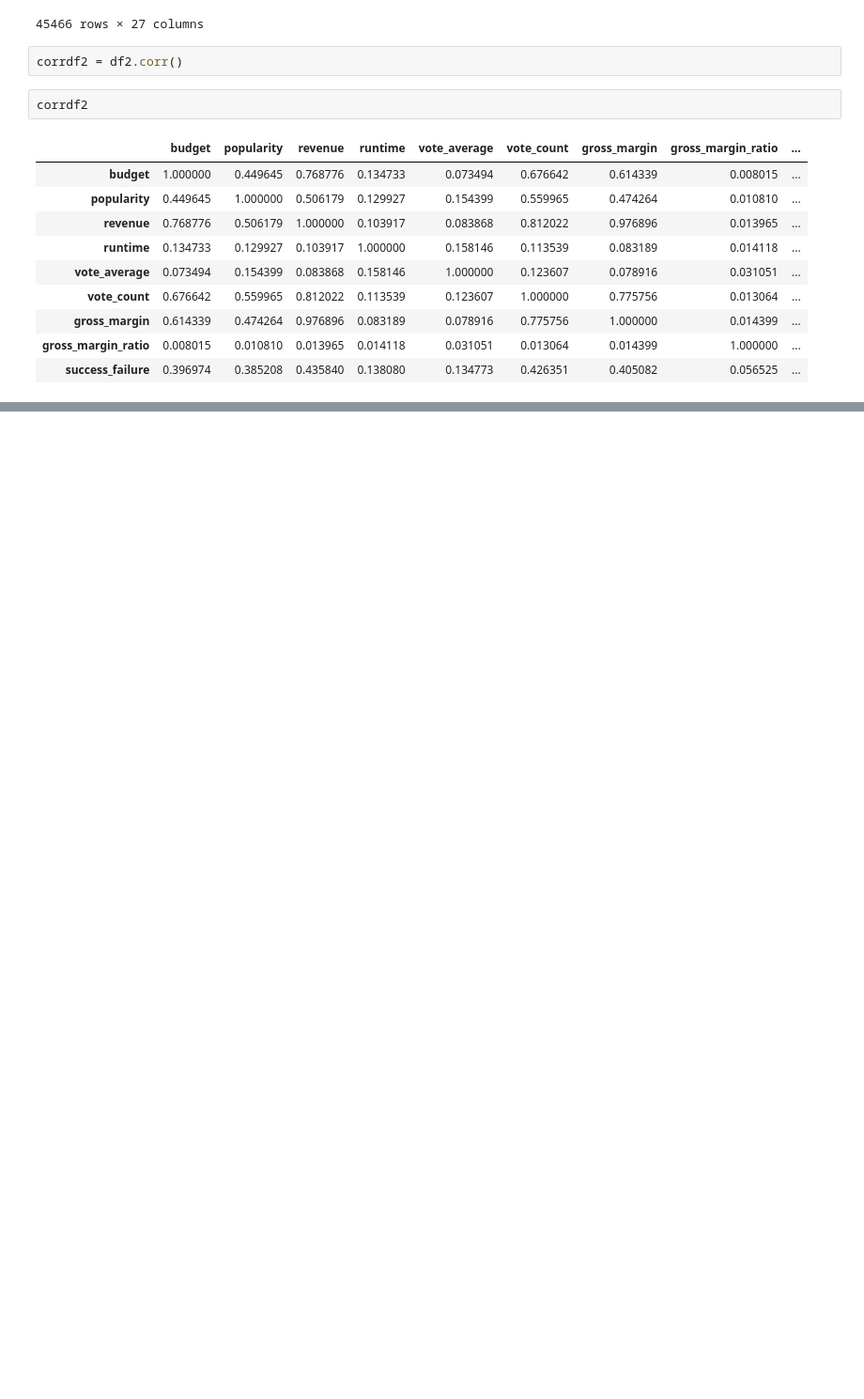
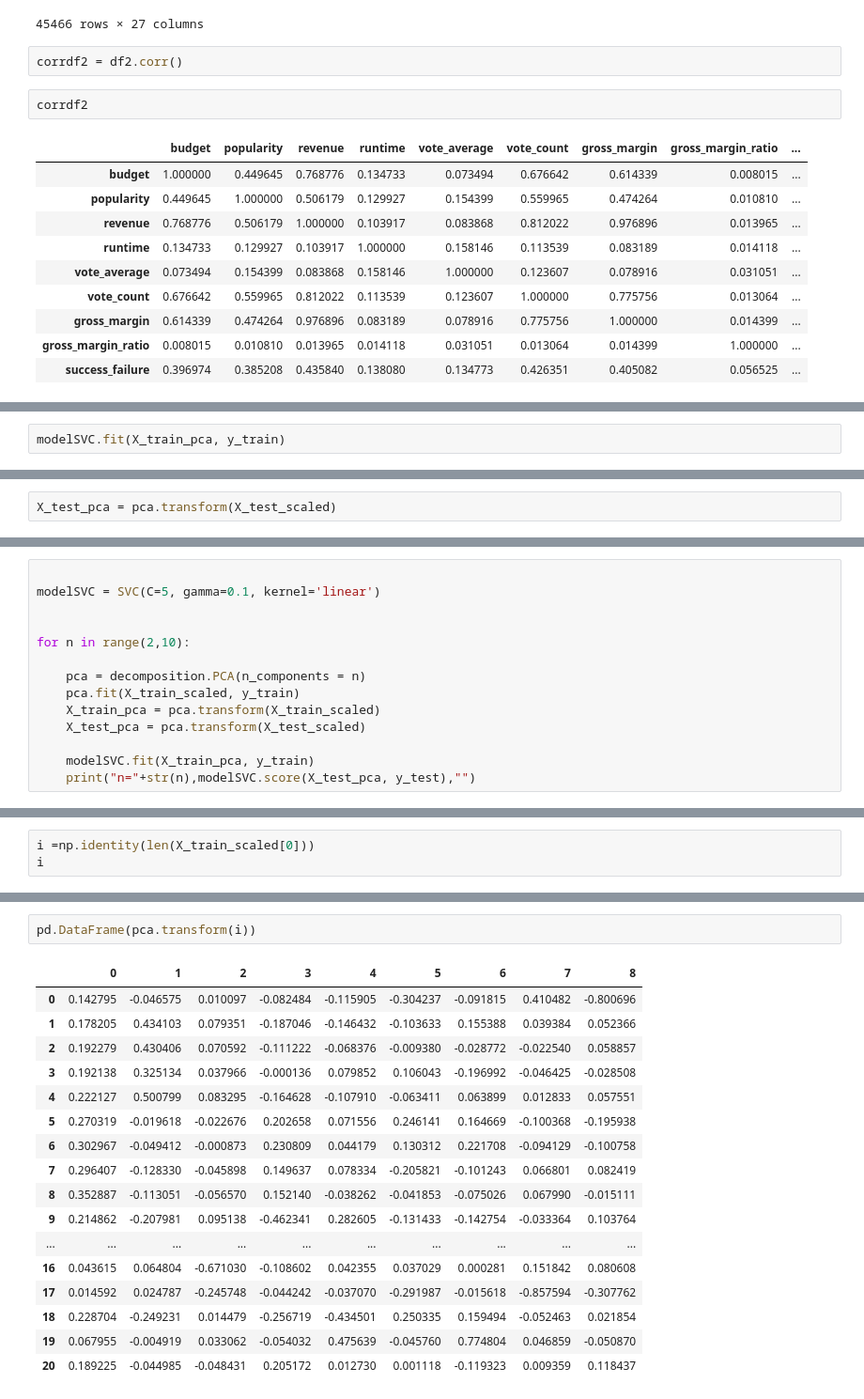
Before and after one commit to styrofomeBoots/project_3, a Jupyter notebook: sojung_notebook.ipynb, the cells around one changed output, grey strips where cells are left out. Shown at 94% size. Saved outputs shown, nothing was run; the diff lists cells and outputs as text; blank space fills up the shorter version.

```diff
--- a/sojung_notebook.ipynb
+++ b/sojung_notebook.ipynb
@@ -584,0 +955,2 @@ SyntaxError: positional argument follows keyword argument (<ipython-input-64-715
+# %%
+modelSVC.fit(X_train_pca, y_train)
@@ -584,0 +962,2 @@ SyntaxError: positional argument follows keyword argument (<ipython-input-64-715
+# %%
+X_test_pca = pca.transform(X_test_scaled)
@@ -584,0 +978,14 @@ SyntaxError: positional argument follows keyword argument (<ipython-input-64-715
+# %%
+
+modelSVC = SVC(C=5, gamma=0.1, kernel='linear')
+
+
+for n in range(2,10):
+
+    pca = decomposition.PCA(n_components = n)
+    pca.fit(X_train_scaled, y_train)
+    X_train_pca = pca.transform(X_train_scaled)
+    X_test_pca = pca.transform(X_test_scaled)
+
+    modelSVC.fit(X_train_pca, y_train)
+    print("n="+str(n),modelSVC.score(X_test_pca, y_test),"")
@@ -584,0 +1024,3 @@ SyntaxError: positional argument follows keyword argument (<ipython-input-64-715
+# %%
+i =np.identity(len(X_train_scaled[0]))
+i
@@ -584,0 +1045,20 @@ SyntaxError: positional argument follows keyword argument (<ipython-input-64-715
+# %%
+pd.DataFrame(pca.transform(i))
+# %% [output]
+|  | 0 | 1 | 2 | 3 | 4 | 5 | 6 | 7 | 8 |
+| 0 | 0.142795 | -0.046575 | 0.010097 | -0.082484 | -0.115905 | -0.304237 | -0.091815 | 0.410482 | -0.800696 |
+| 1 | 0.178205 | 0.434103 | 0.079351 | -0.187046 | -0.146432 | -0.103633 | 0.155388 | 0.039384 | 0.052366 |
+| 2 | 0.192279 | 0.430406 | 0.070592 | -0.111222 | -0.068376 | -0.009380 | -0.028772 | -0.022540 | 0.058857 |
+| 3 | 0.192138 | 0.325134 | 0.037966 | -0.000136 | 0.079852 | 0.106043 | -0.196992 | -0.046425 | -0.028508 |
+| 4 | 0.222127 | 0.500799 | 0.083295 | -0.164628 | -0.107910 | -0.063411 | 0.063899 | 0.012833 | 0.057551 |
+| 5 | 0.270319 | -0.019618 | -0.022676 | 0.202658 | 0.071556 | 0.246141 | 0.164669 | -0.100368 | -0.195938 |
+| 6 | 0.302967 | -0.049412 | -0.000873 | 0.230809 | 0.044179 | 0.130312 | 0.221708 | -0.094129 | -0.100758 |
+| 7 | 0.296407 | -0.128330 | -0.045898 | 0.149637 | 0.078334 | -0.205821 | -0.101243 | 0.066801 | 0.082419 |
+| 8 | 0.352887 | -0.113051 | -0.056570 | 0.152140 | -0.038262 | -0.041853 | -0.075026 | 0.067990 | -0.015111 |
+| 9 | 0.214862 | -0.207981 | 0.095138 | -0.462341 | 0.282605 | -0.131433 | -0.142754 | -0.033364 | 0.103764 |
+| ... | ... | ... | ... | ... | ... | ... | ... | ... | ... |
+| 16 | 0.043615 | 0.064804 | -0.671030 | -0.108602 | 0.042355 | 0.037029 | 0.000281 | 0.151842 | 0.080608 |
+| 17 | 0.014592 | 0.024787 | -0.245748 | -0.044242 | -0.037070 | -0.291987 | -0.015618 | -0.857594 | -0.307762 |
+| 18 | 0.228704 | -0.249231 | 0.014479 | -0.256719 | -0.434501 | 0.250335 | 0.159494 | -0.052463 | 0.021854 |
+| 19 | 0.067955 | -0.004919 | 0.033062 | -0.054032 | 0.475639 | -0.045760 | 0.774804 | 0.046859 | -0.050870 |
+| 20 | 0.189225 | -0.044985 | -0.048431 | 0.205172 | 0.012730 | 0.001118 | -0.119323 | 0.009359 | 0.118437 |
```
Also changed, not shown: parts of 54 cells of this notebook.
